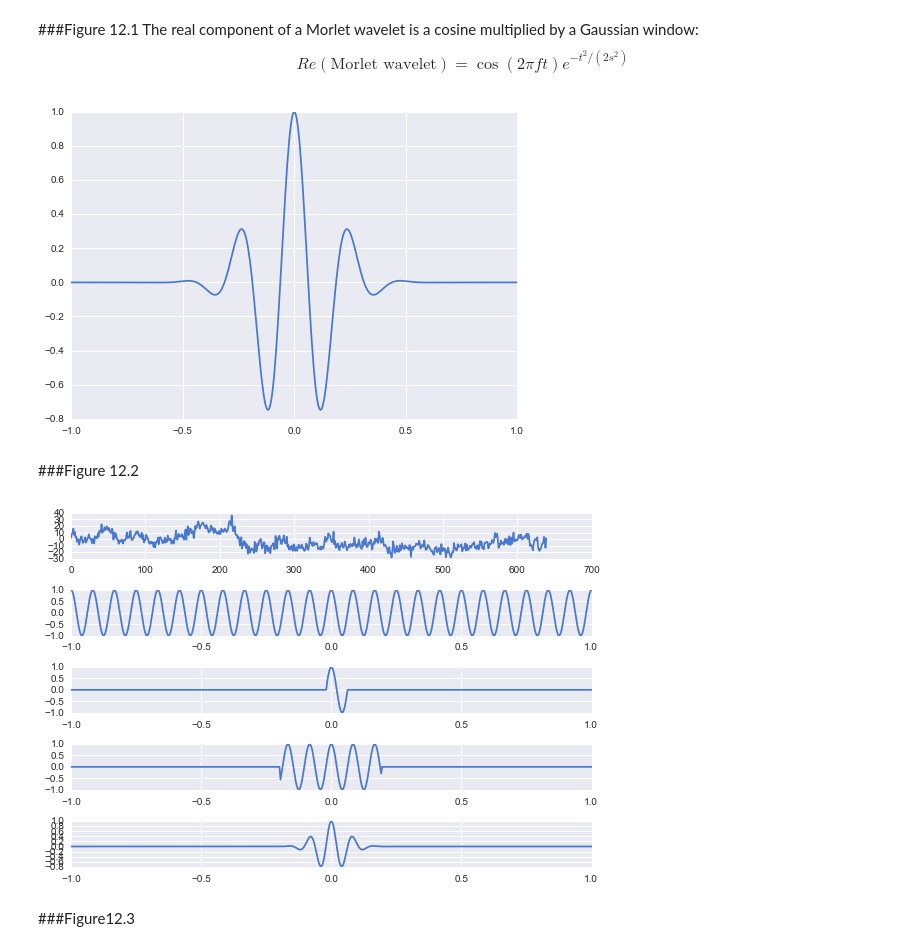
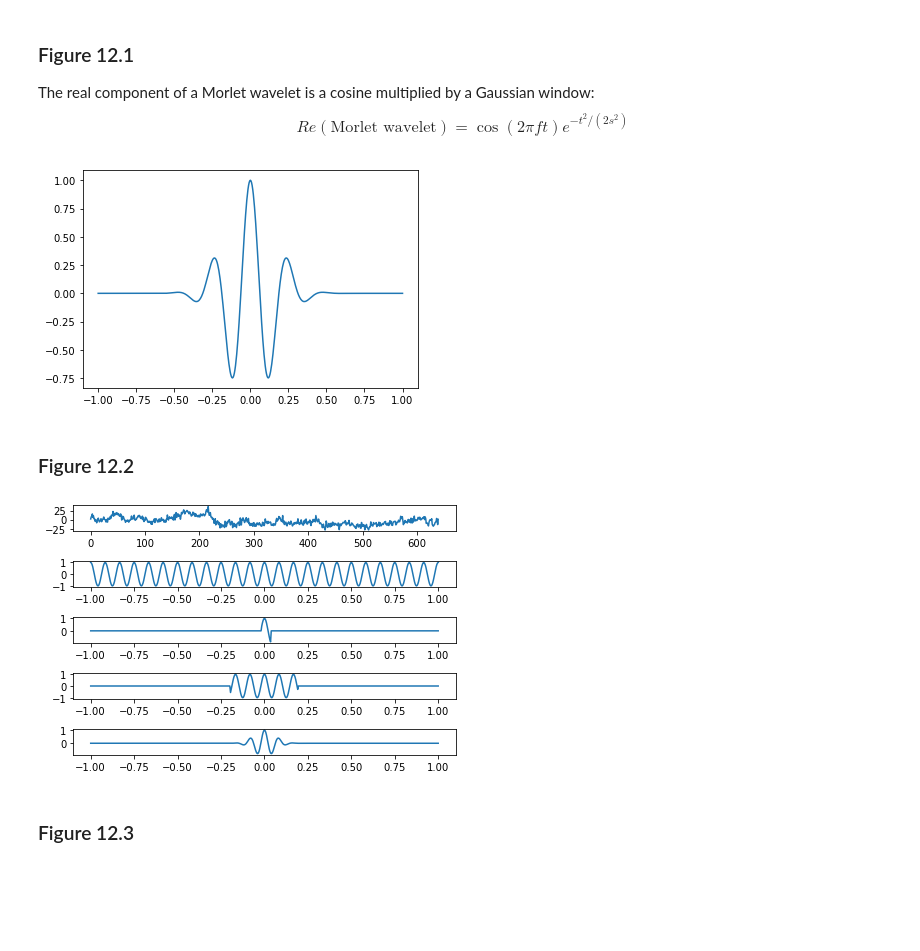
Before and after one commit to lyndond/Analyzing_Neural_Time_Series, a Jupyter notebook: chapter12.ipynb, the cells around one changed output. Drawn from its saved outputs; the diff is of its cells as text; code cells hidden in the pictures; blank space fills up the shorter version.

```diff
--- a/chapter12.ipynb
+++ b/chapter12.ipynb
@@ -9,14 +7,10 @@ from numpy import pi, sin, cos, exp, sqrt, log, random  #import basic functions
-# %%
-import seaborn as sns
-sns.set_palette('muted')
-sns.set_style('darkgrid')
 # %%
 data=scipy.io.loadmat('sampleEEGdata')
 # %%
 EEGdata=data["EEG"][0,0]["data"]
 srate = float(data["EEG"][0,0]["srate"][0,0])
 # %% [markdown]
-###Figure 12.1
+### Figure 12.1
 The real component of a Morlet wavelet is a cosine multiplied by a Gaussian window:
 \begin{equation}
 Re(\text{Morlet wavelet}) = \cos(2\pi f t) e^{-t^2/(2s^2)}
@@ -38,45 +32,37 @@ gaussian_win = exp(-time**2/(2*s**2))
 #plot our first wavelet!
 _=plt.plot(time,sine_wave*gaussian_win)
 # %% [output]
-[figure, old version]
+[figure, new version]
 # %% [markdown]
-###Figure 12.2
+### Figure 12.2
 # %%
-fig=plt.figure()
+fig, ax = plt.subplots(5,1)
+ax[0].plot(np.squeeze(EEGdata[46,:,0]))
 
-fig.add_subplot(share_x=True)
+sine_wave = cos(2*pi*12*time) # 12Hz cosine wave
+ax[1].plot(time, sine_wave)
 
-plt.subplot(511)
-plt.plot(np.squeeze(EEGdata[46,:,0]))
-
-plt.subplot(512)
-sine_wave = cos(2*pi*12*time) # 12Hz cosine wave
-plt.plot(time,sine_wave)
-
-plt.subplot(513)
 #boxcar envelope
 boxcar = np.zeros(len(sine_wave))
-midpoint = (len(time)-1)/2.
-boxcar[midpoint-np.round(srate/12./5.):midpoint+np.round(srate/12./1.25)] = 1
-plt.plot(time,sine_wave*boxcar)
+midpoint = (len(time))//2
+boxcar[midpoint-int(srate//12//5):midpoint+int(srate//12//2)] = 1
+ax[2].plot(time, sine_wave*boxcar)
 
-plt.subplot(514)
 #boxcar of different length
 boxcar = np.zeros(len(sine_wave))
-midpoint = (len(time)-1)/2.
+midpoint = int(len(time))//2
 boxcar[midpoint-50:midpoint+50] = 1
-plt.plot(time,sine_wave*boxcar)
+ax[3].plot(time, sine_wave*boxcar)
 
-plt.subplot(515)
 s = 1.5/(2*pi*f)
 gaussian_win = exp(-time**2/(2*s**2))
-plt.plot(time,sine_wave*gaussian_win)
+ax[4].plot(time, sine_wave*gaussian_win)
 
-plt.tight_layout()
+fig.tight_layout()
 # %% [output]
-[figure, old version]
+[figure, new version]
 # %% [markdown]
-###Figure12.3
+### Figure 12.3
 # %%
 srate = 500. #sample rate in Hz
 f = 10
```
Also changed, not shown: parts of 12 cells of this notebook, 1 other file.
